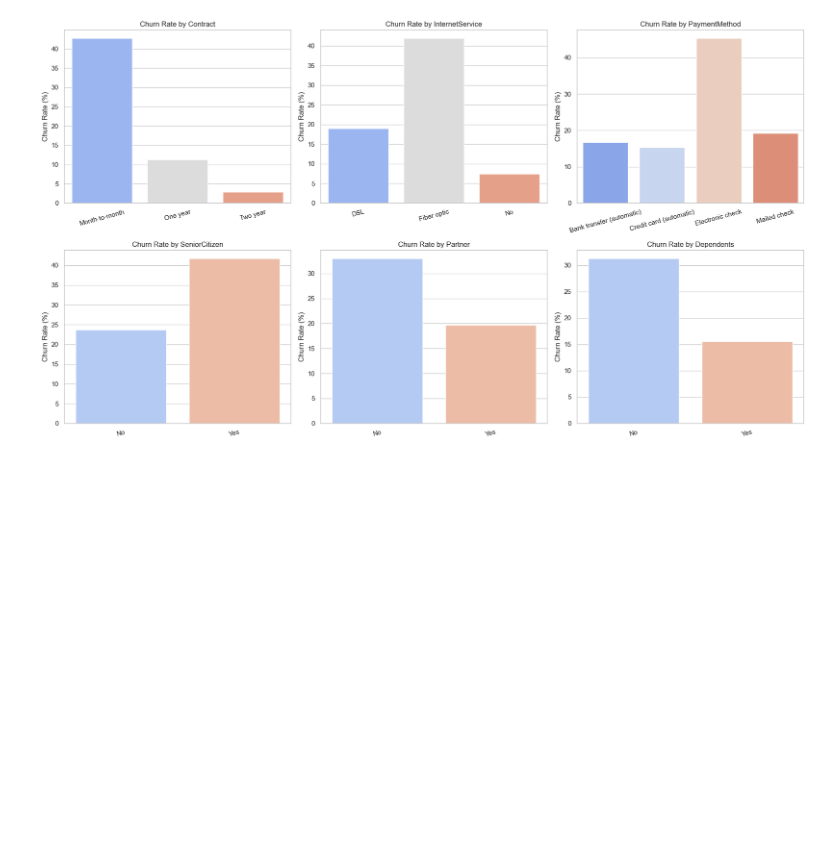
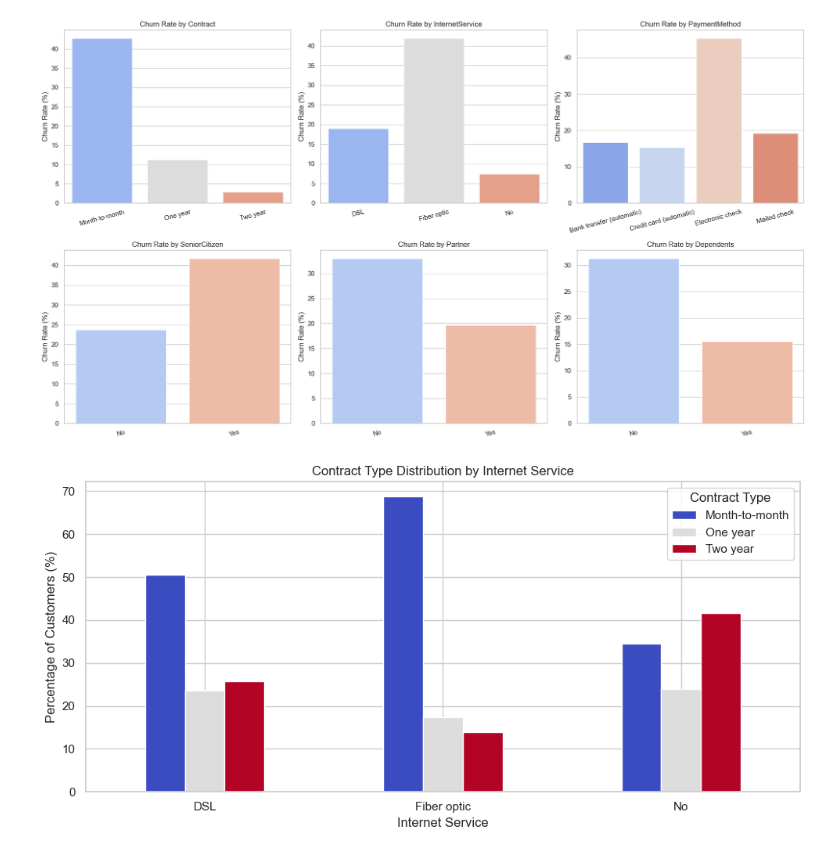
Before and after one commit to jpbombard/telco-churn-analysis, a Jupyter notebook: notebooks/churn_analysis.ipynb, the cells around one changed output. Cells and saved outputs as stored; diff of their text form; code cells hidden in the pictures; blank space fills up the shorter version.

```diff
--- a/notebooks/churn_analysis.ipynb
+++ b/notebooks/churn_analysis.ipynb
@@ -183,3 +183,19 @@ plt.savefig("../data/categorical_churn_rates.png", dpi=150, bbox_inches="tight")
 plt.show()
 # %% [output]
 [figure]
+# %%
+# Internet Service vs Contract Type breakdown
+internet_contract = df.groupby(["InternetService", "Contract"]).size().unstack()
+internet_contract_pct = internet_contract.div(internet_contract.sum(axis=1), axis=0) * 100
+
+internet_contract_pct.plot(kind="bar", figsize=(10, 5), colormap="coolwarm", edgecolor="white")
+plt.title("Contract Type Distribution by Internet Service")
+plt.ylabel("Percentage of Customers (%)")
+plt.xlabel("Internet Service")
+plt.xticks(rotation=0)
+plt.legend(title="Contract Type")
+plt.tight_layout()
+plt.savefig("../data/internet_vs_contract.png", dpi=150, bbox_inches="tight")
+plt.show()
+# %% [output]
+[figure, added]
```
Also changed, not shown: parts of 9 cells of this notebook.
